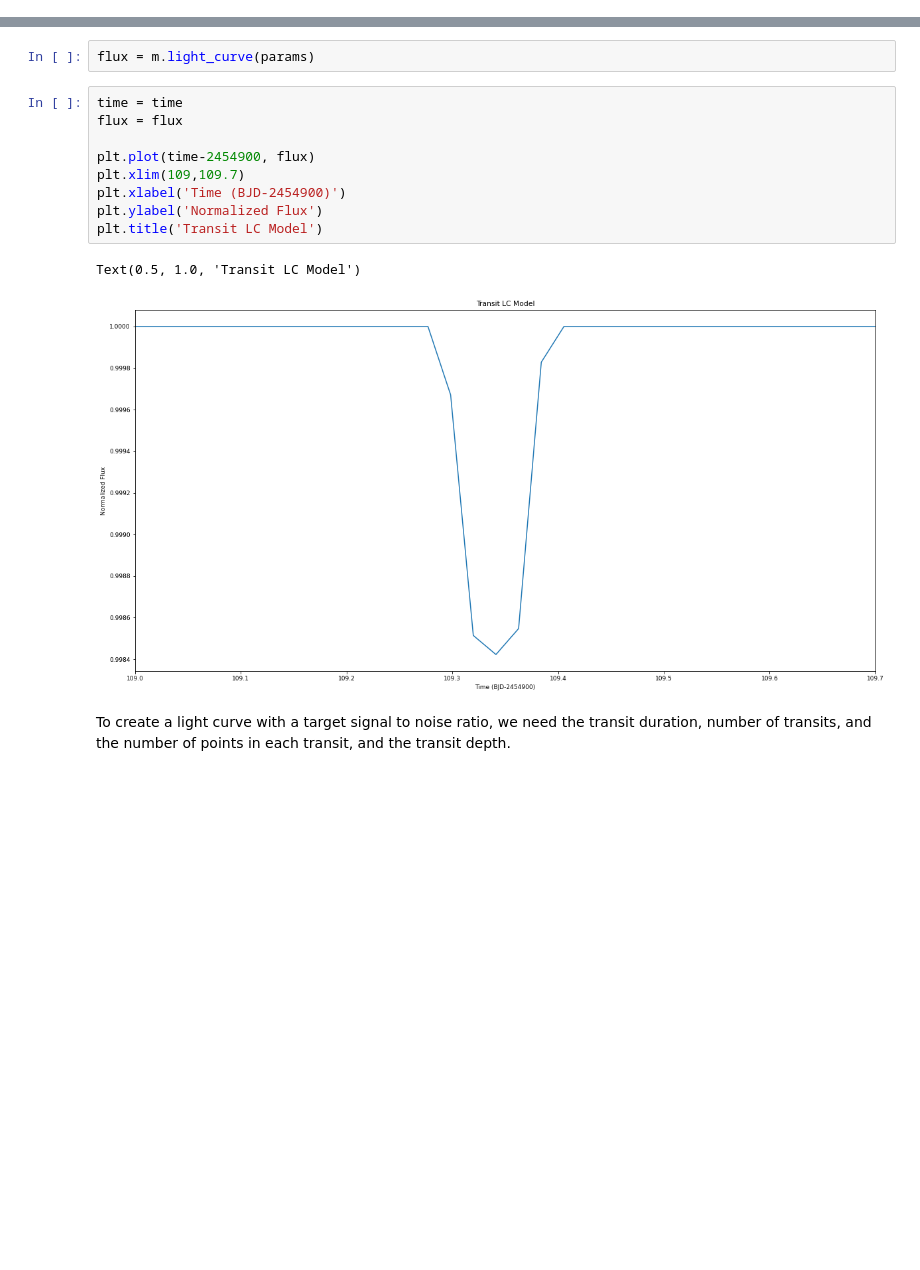
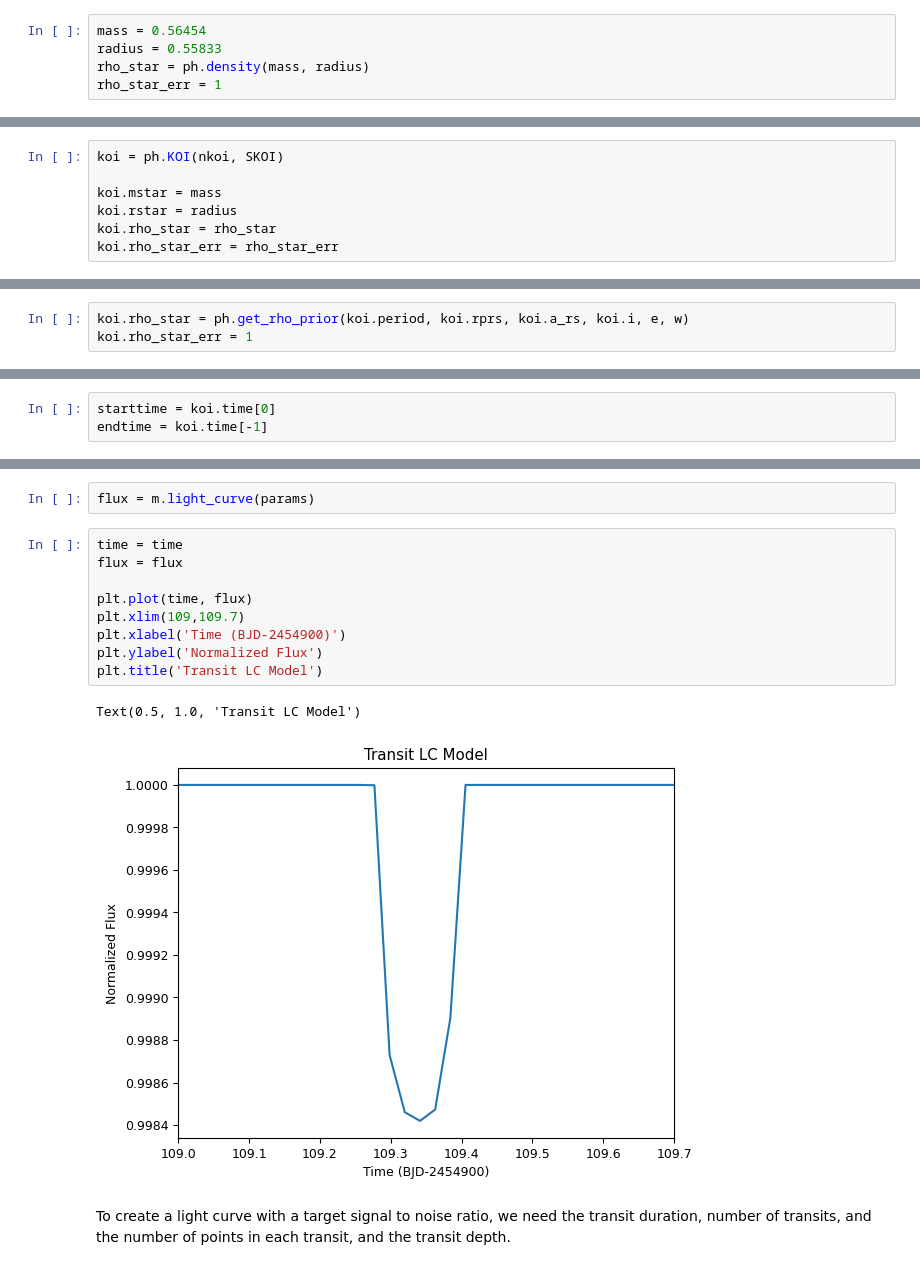
Before and after one commit to ssagear/photoeccentric, a Jupyter notebook: docs/source/tutorials/tutorial01/photoeccentric_tutorial.ipynb, the cells around one changed output, grey strips where cells are left out. Drawn from its saved outputs; the diff is of its cells as text; blank space fills up the shorter version.

```diff
--- a/docs/source/tutorials/tutorial01/photoeccentric_tutorial.ipynb
+++ b/docs/source/tutorials/tutorial01/photoeccentric_tutorial.ipynb
@@ -95,2 +42,7 @@ isodf = pd.read_csv("iso_lums_" + str(nkoi) + ".csv")
+# %%
+mass = 0.56454
+radius = 0.55833
+rho_star = ph.density(mass, radius)
+rho_star_err = 1
 # %% [markdown]
 I'll define a KeplerStar object with `ph.KeplerStar(skoi)`, where `skoi` is the integer KOI identifier (818 for KOI 818.01).
@@ -123,3 +60,10 @@ koi = ph.KOI(nkoi, SKOI, isodf)
+# %%
+koi = ph.KOI(nkoi, SKOI)
+
+koi.mstar = mass
+koi.rstar = radius
+koi.rho_star = rho_star
+koi.rho_star_err = rho_star_err
 # %% [markdown]
 I'm pulling the planet parameters of Kepler-691 b from the exoplanet archive using `ph.planet_params_from_archive()`. This will give me the published period, radius ratio, inclination, and more parameters for this planet.
 # %% [markdown]
@@ -251,0 +220,3 @@ Text(0.5, 1.0, 'Transit LC Model with Noise')
+# %%
+koi.rho_star = ph.get_rho_prior(koi.period, koi.rprs, koi.a_rs, koi.i, e, w)
+koi.rho_star_err = 1
@@ -422,3 +341,6 @@ direct = 'tutorial01/' + str(nkoi) + '/e_0.3_w_90.0/'
+# %%
+starttime = koi.time[0]
+endtime = koi.time[-1]
 # %%
 # 30 minute cadence
 cadence = 0.02142857142857143
@@ -447,15 +370,15 @@ flux = m.light_curve(params)
 # %%
 time = time
 flux = flux
 
-plt.plot(time-2454900, flux)
+plt.plot(time, flux)
 plt.xlim(109,109.7)
 plt.xlabel('Time (BJD-2454900)')
 plt.ylabel('Normalized Flux')
 plt.title('Transit LC Model')
 # %% [output]
 Text(0.5, 1.0, 'Transit LC Model')
-[figure, old version]
+[figure, new version]
 # %% [markdown]
 To create a light curve with a target signal to noise ratio, we need the transit duration, number of transits, and the number of points in each transit, and the transit depth.
 # %%
```
Also changed, not shown: parts of 156 cells of this notebook, 15 other files.
